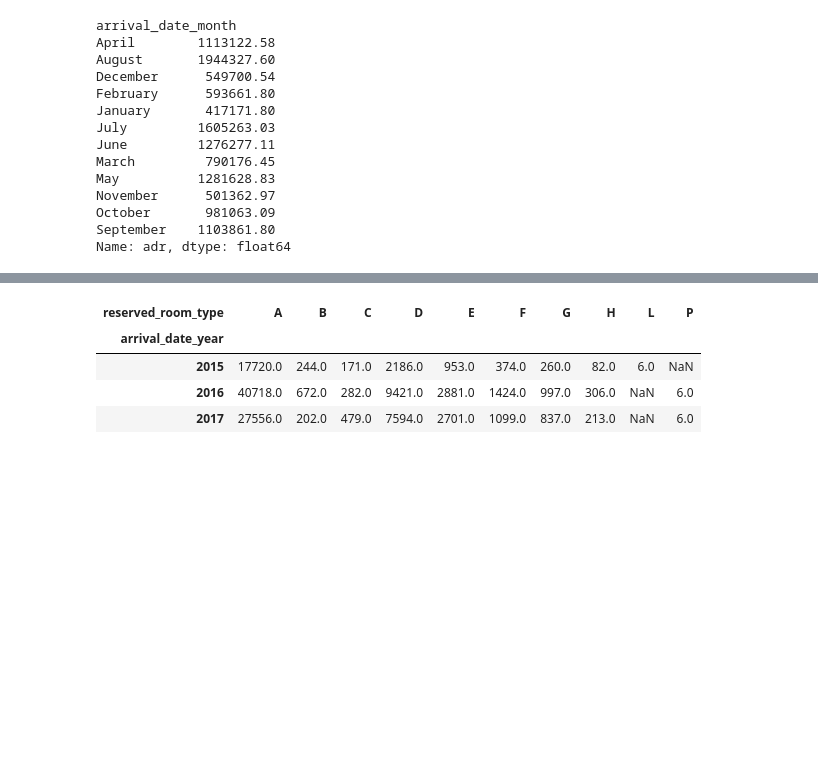
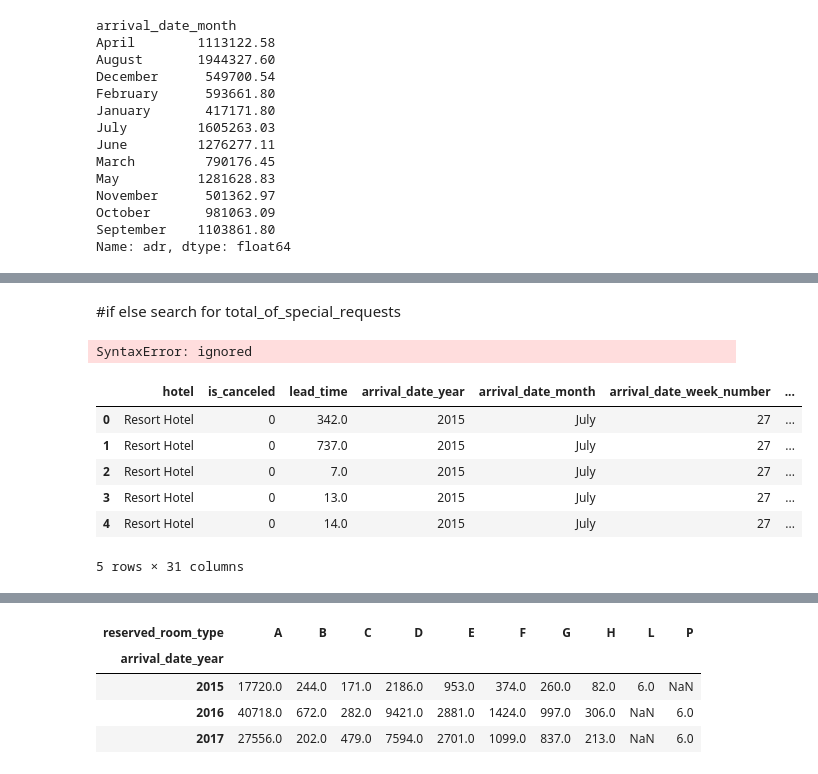
Before and after one commit to prakash4191/project_hotelbooking, a Jupyter notebook: Project_Hotel_Booking.ipynb, the cells around one changed output, grey strips where cells are left out. Drawn from its saved outputs; the diff is of its cells as text; code cells hidden in the pictures; blank space fills up the shorter version.

```diff
--- a/Project_Hotel_Booking.ipynb
+++ b/Project_Hotel_Booking.ipynb
@@ -419,0 +462,7 @@ Name: adr, dtype: float64
+# %% [markdown]
+#if else search for total_of_special_requests
+# %%
+hb['total_of_special_requests'].0('not_recived',inplace=True)
+hb['total_of_special_requests'].1,2,3,4,5('not_recived',inplace=True)
+# %% [output]
+SyntaxError: ignored
@@ -419,0 +476,10 @@ Name: adr, dtype: float64
+# %%
+hb.head()
+# %% [output]
+|  | hotel | is_canceled | lead_time | arrival_date_year | arrival_date_month | arrival_date_week_number | ... |
+| 0 | Resort Hotel | 0 | 342.0 | 2015 | July | 27 | ... |
+| 1 | Resort Hotel | 0 | 737.0 | 2015 | July | 27 | ... |
+| 2 | Resort Hotel | 0 | 7.0 | 2015 | July | 27 | ... |
+| 3 | Resort Hotel | 0 | 13.0 | 2015 | July | 27 | ... |
+| 4 | Resort Hotel | 0 | 14.0 | 2015 | July | 27 | ... |
+5 rows × 31 columns
```
Also changed, not shown: parts of 29 cells of this notebook.
